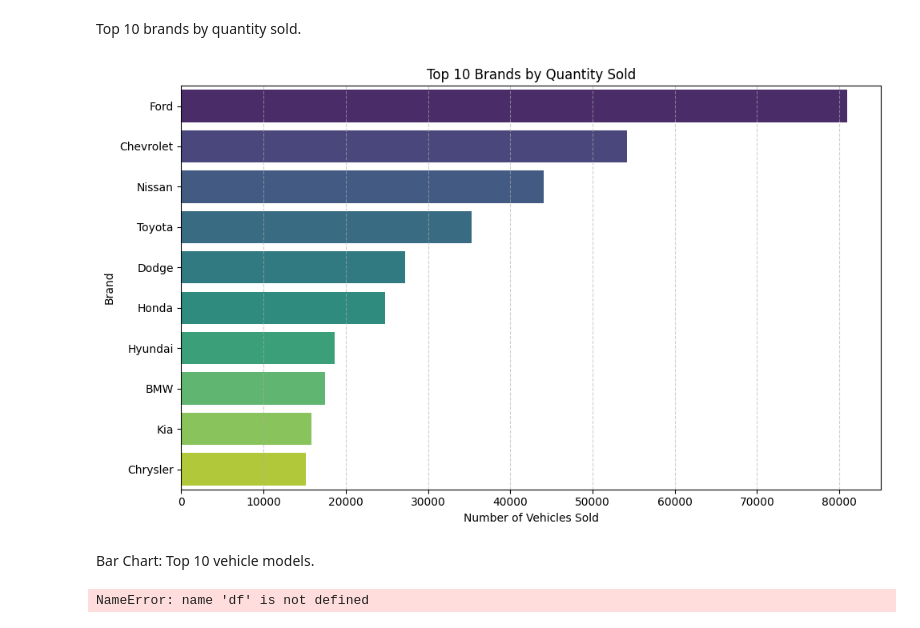
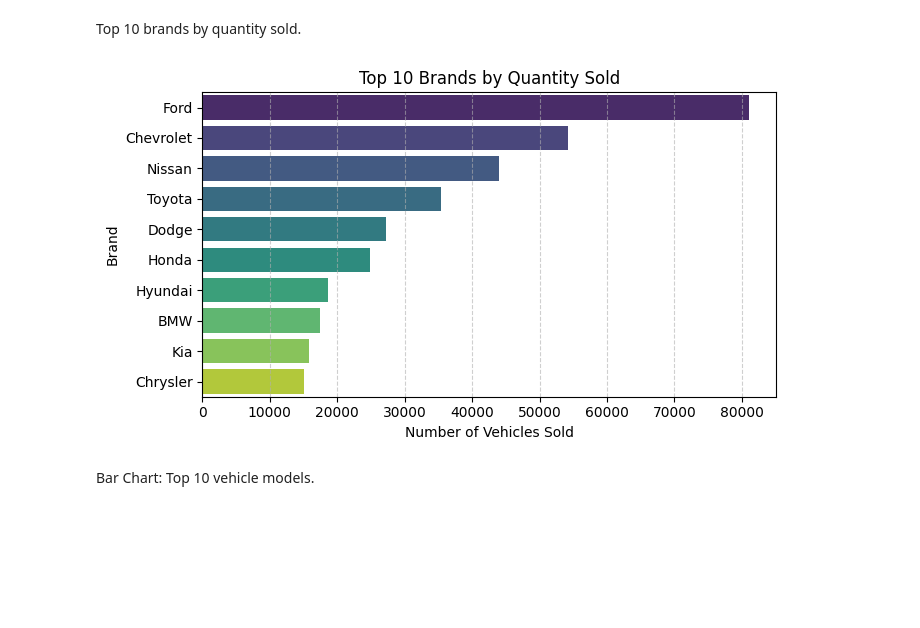
Before and after one commit to Angelika3108/Vehicle-Car-Sales, a Jupyter notebook: vehicle_sales.ipynb, the cells around one changed output. Drawn from its saved outputs; the diff is of its cells as text; code cells hidden in the pictures; blank space fills up the shorter version.

```diff
--- a/vehicle_sales.ipynb
+++ b/vehicle_sales.ipynb
@@ -140,37 +143,31 @@ Top 10 brands by  quantity sold.
 # %%
 # 1. Group by brand and count how many vehicles sold per brand
 brand_counts = (
     vehicles.groupby('make')
     .size()  # counts number of rows (sales)
     .sort_values(ascending=False)
     .head(10)  # top 10 brands
 )
 
 # 2. Plot bar chart
-plt.figure(figsize=(10, 6))
+plt.figure(figsize=(7, 4))
 
 sns.barplot(
     x=brand_counts.values,
     y=brand_counts.index,
     hue=brand_counts.index,
     palette='viridis',
     legend=False
 )
 
 plt.title('Top 10 Brands by Quantity Sold')
 plt.xlabel('Number of Vehicles Sold')
 plt.ylabel('Brand')
 plt.grid(axis='x', linestyle='--', alpha=0.6)
 plt.tight_layout()
 plt.savefig('output/Top10brandsbyquantity.jpg', format='jpg', dpi=300)
 plt.show()
 # %% [output]
-[figure, old version]
+[figure, new version]
 # %% [markdown]
 Bar Chart: Top 10 vehicle models.
-# %%
-MODEL_LABEL = df['model'].values
-MODEL_count = MODEL_counts[MODEL_counts > 1000]
-MODEL_count
-# %% [output]
-NameError: name 'df' is not defined
```
Also changed, not shown: parts of 5 cells of this notebook, 4 other files.
